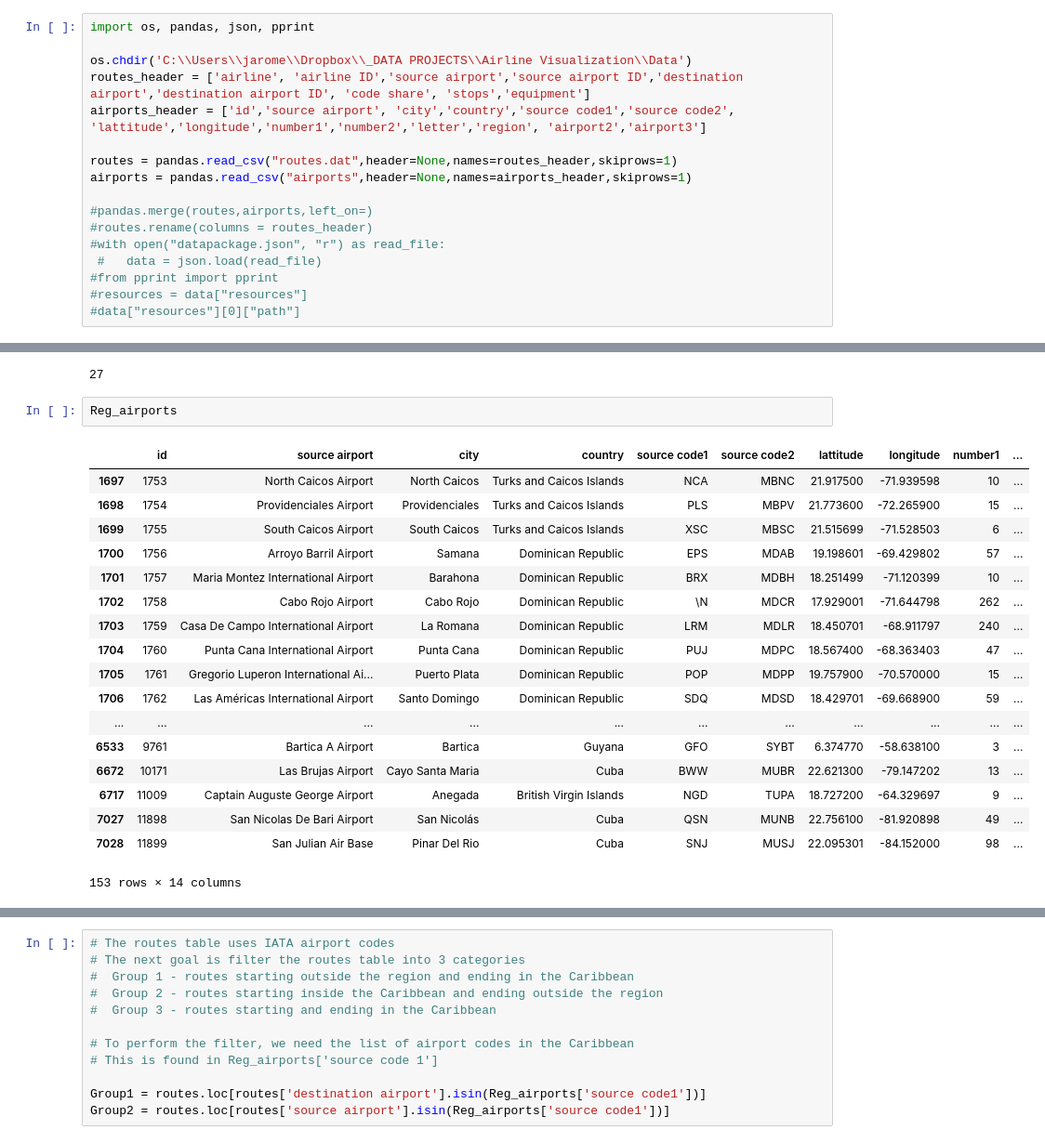
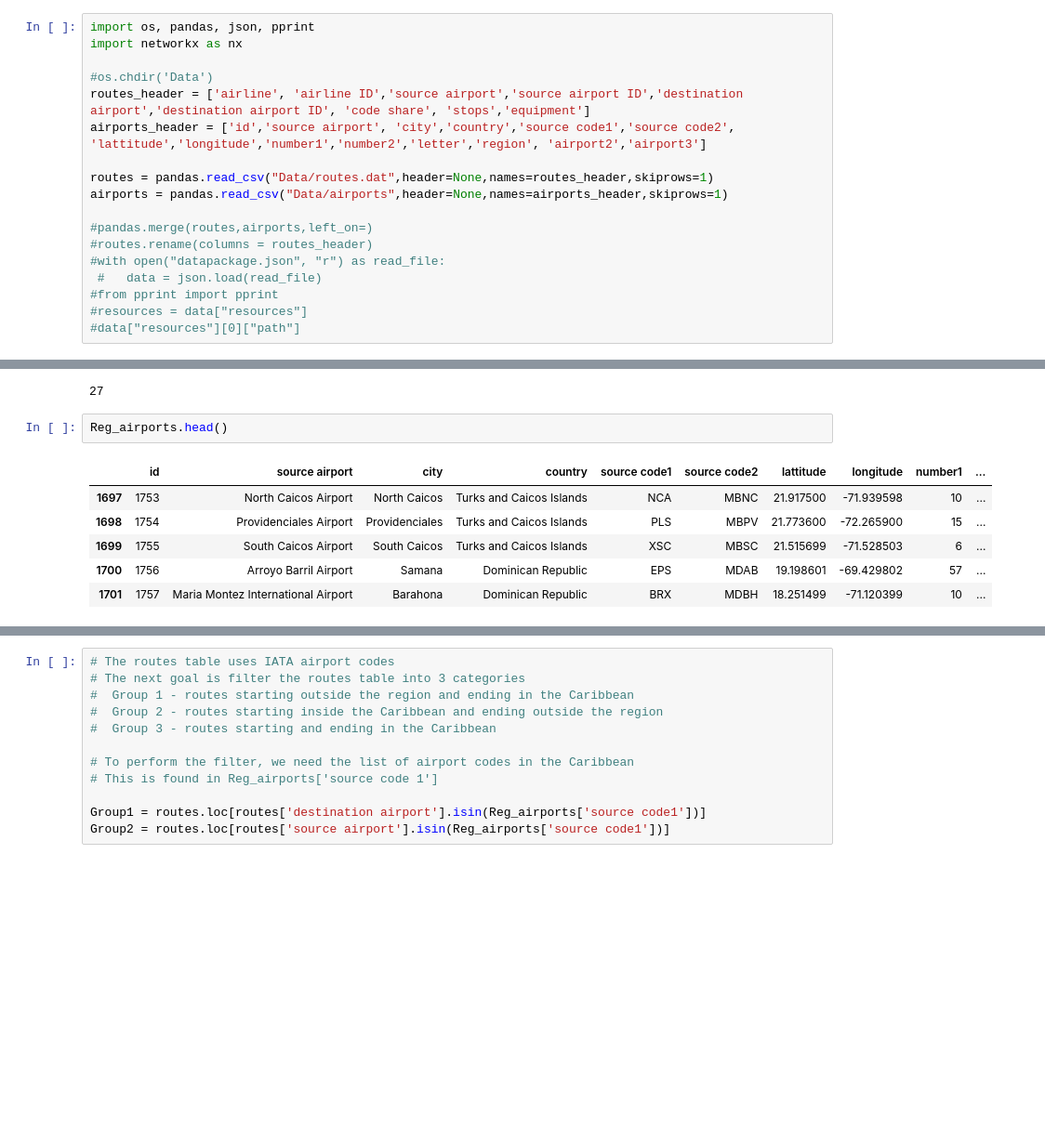
Before and after one commit to jsleslie/Airlines_visualization, a Jupyter notebook: Airlines.ipynb, the cells around one changed output, grey strips where cells are left out. Shown at 93% size. Cells and saved outputs as stored; diff of their text form; blank space fills up the shorter version.

```diff
--- a/Airlines.ipynb
+++ b/Airlines.ipynb
@@ -1,12 +1,13 @@
 # %%
 import os, pandas, json, pprint
+import networkx as nx
 
-os.chdir('C:\\Users\\jarome\\Dropbox\\_DATA PROJECTS\\Airline Visualization\\Data')
+#os.chdir('Data')
 routes_header = ['airline', 'airline ID','source airport','source airport ID','destination airport','destination airport ID', 'code share', 'stops','equipment']
 airports_header = ['id','source airport', 'city','country','source code1','source code2', 'lattitude','longitude','number1','number2','letter','region', 'airport2','airport3']
 
-routes = pandas.read_csv("routes.dat",header=None,names=routes_header,skiprows=1)
-airports = pandas.read_csv("airports",header=None,names=airports_header,skiprows=1)
+routes = pandas.read_csv("Data/routes.dat",header=None,names=routes_header,skiprows=1)
+airports = pandas.read_csv("Data/airports",header=None,names=airports_header,skiprows=1)
 
 #pandas.merge(routes,airports,left_on=)
 #routes.rename(columns = routes_header)
@@ -83,24 +84,12 @@ len(Caribbean)
 # %% [output]
 27
 # %%
-Reg_airports
+Reg_airports.head()
 # %% [output]
 |  | id | source airport | city | country | source code1 | source code2 | lattitude | longitude | number1 | ... |
 | 1697 | 1753 | North Caicos Airport | North Caicos | Turks and Caicos Islands | NCA | MBNC | 21.917500 | -71.939598 | 10 | ... |
 | 1698 | 1754 | Providenciales Airport | Providenciales | Turks and Caicos Islands | PLS | MBPV | 21.773600 | -72.265900 | 15 | ... |
 | 1699 | 1755 | South Caicos Airport | South Caicos | Turks and Caicos Islands | XSC | MBSC | 21.515699 | -71.528503 | 6 | ... |
 | 1700 | 1756 | Arroyo Barril Airport | Samana | Dominican Republic | EPS | MDAB | 19.198601 | -69.429802 | 57 | ... |
 | 1701 | 1757 | Maria Montez International Airport | Barahona | Dominican Republic | BRX | MDBH | 18.251499 | -71.120399 | 10 | ... |
-| 1702 | 1758 | Cabo Rojo Airport | Cabo Rojo | Dominican Republic | \N | MDCR | 17.929001 | -71.644798 | 262 | ... |
-| 1703 | 1759 | Casa De Campo International Airport | La Romana | Dominican Republic | LRM | MDLR | 18.450701 | -68.911797 | 240 | ... |
-| 1704 | 1760 | Punta Cana International Airport | Punta Cana | Dominican Republic | PUJ | MDPC | 18.567400 | -68.363403 | 47 | ... |
-| 1705 | 1761 | Gregorio Luperon International Ai... | Puerto Plata | Dominican Republic | POP | MDPP | 19.757900 | -70.570000 | 15 | ... |
-| 1706 | 1762 | Las Américas International Airport | Santo Domingo | Dominican Republic | SDQ | MDSD | 18.429701 | -69.668900 | 59 | ... |
-| ... | ... | ... | ... | ... | ... | ... | ... | ... | ... | ... |
-| 6533 | 9761 | Bartica A Airport | Bartica | Guyana | GFO | SYBT | 6.374770 | -58.638100 | 3 | ... |
-| 6672 | 10171 | Las Brujas Airport | Cayo Santa Maria | Cuba | BWW | MUBR | 22.621300 | -79.147202 | 13 | ... |
-| 6717 | 11009 | Captain Auguste George Airport | Anegada | British Virgin Islands | NGD | TUPA | 18.727200 | -64.329697 | 9 | ... |
-| 7027 | 11898 | San Nicolas De Bari Airport | San Nicolás | Cuba | QSN | MUNB | 22.756100 | -81.920898 | 49 | ... |
-| 7028 | 11899 | San Julian Air Base | Pinar Del Rio | Cuba | SNJ | MUSJ | 22.095301 | -84.152000 | 98 | ... |
-153 rows × 14 columns
 # %%
```
Also changed, not shown: parts of 14 cells of this notebook.
